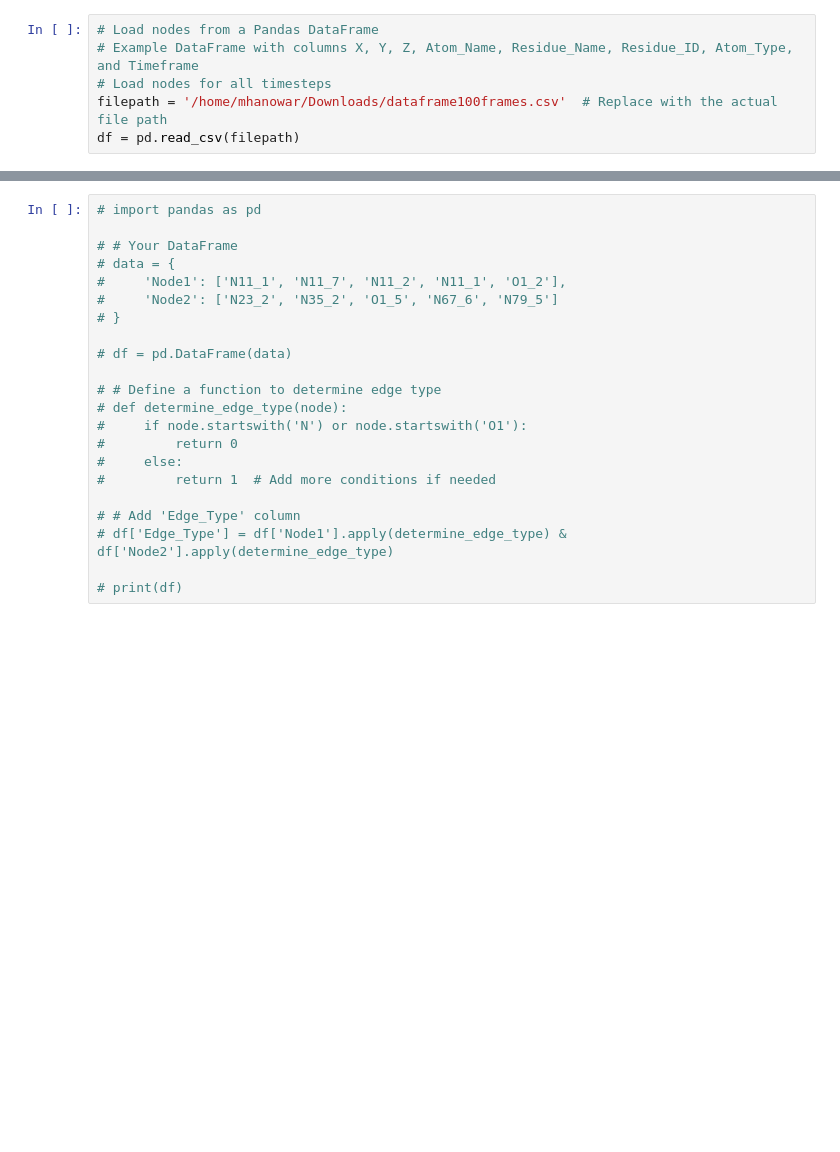
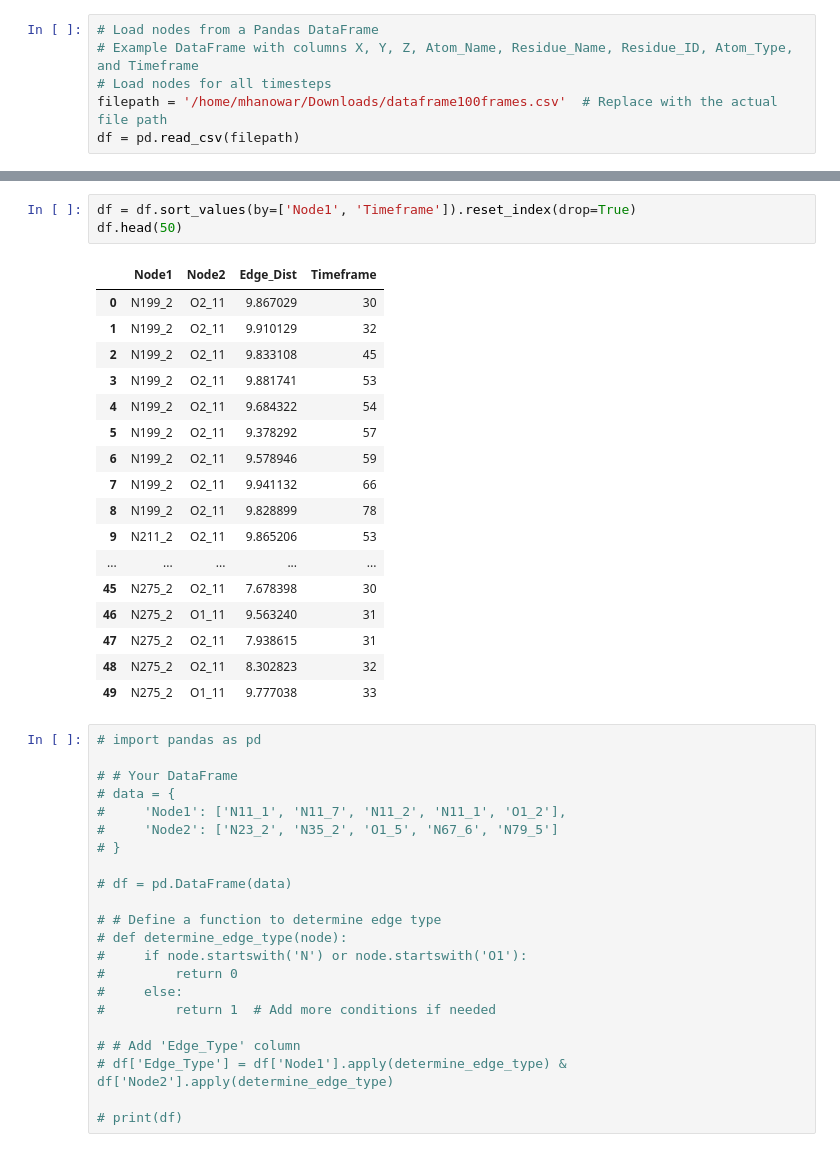
Before and after one commit to hasananowar/Graph_Representation, a Jupyter notebook: discrete to continuous.ipynb, the cells around one changed output, grey strips where cells are left out. Drawn from its saved outputs; the diff is of its cells as text; blank space fills up the shorter version.

```diff
--- a/discrete to continuous.ipynb
+++ b/discrete to continuous.ipynb
@@ -123,3 +120,24 @@ df
+# %%
+df = df.sort_values(by=['Node1', 'Timeframe']).reset_index(drop=True)
+df.head(50)
+# %% [output]
+|  | Node1 | Node2 | Edge_Dist | Timeframe |
+| 0 | N199_2 | O2_11 | 9.867029 | 30 |
+| 1 | N199_2 | O2_11 | 9.910129 | 32 |
+| 2 | N199_2 | O2_11 | 9.833108 | 45 |
+| 3 | N199_2 | O2_11 | 9.881741 | 53 |
+| 4 | N199_2 | O2_11 | 9.684322 | 54 |
+| 5 | N199_2 | O2_11 | 9.378292 | 57 |
+| 6 | N199_2 | O2_11 | 9.578946 | 59 |
+| 7 | N199_2 | O2_11 | 9.941132 | 66 |
+| 8 | N199_2 | O2_11 | 9.828899 | 78 |
+| 9 | N211_2 | O2_11 | 9.865206 | 53 |
+| ... | ... | ... | ... | ... |
+| 45 | N275_2 | O2_11 | 7.678398 | 30 |
+| 46 | N275_2 | O1_11 | 9.563240 | 31 |
+| 47 | N275_2 | O2_11 | 7.938615 | 31 |
+| 48 | N275_2 | O2_11 | 8.302823 | 32 |
+| 49 | N275_2 | O1_11 | 9.777038 | 33 |
 # %%
 # import pandas as pd
 
```
Also changed, not shown: parts of 4 cells of this notebook, 2 other files.
